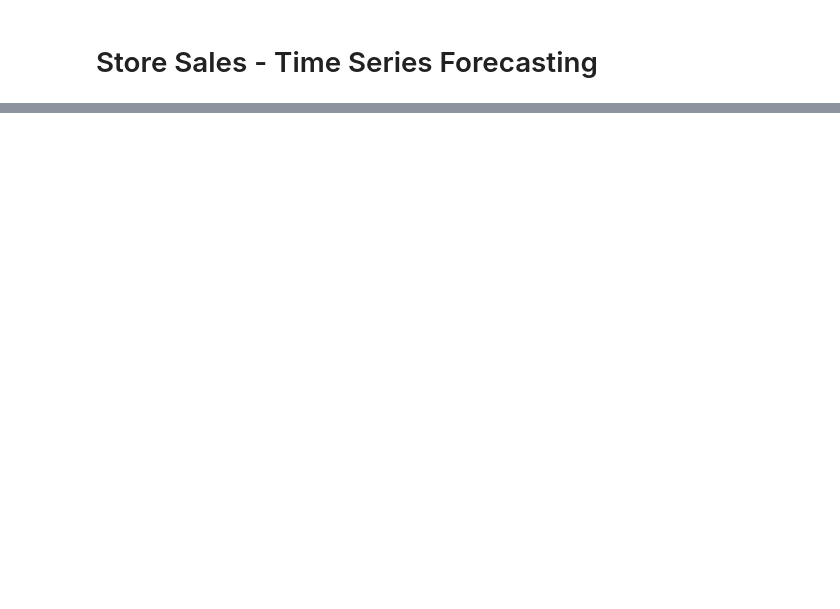
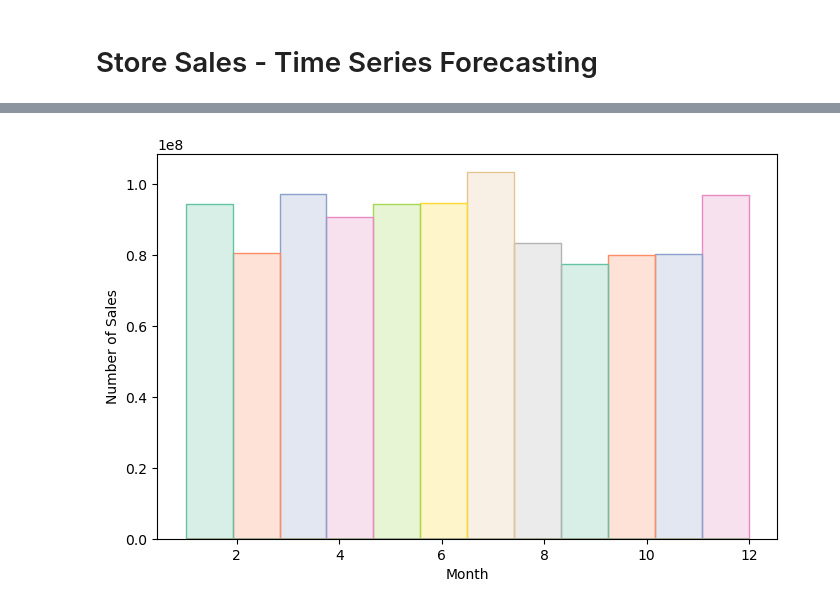
Before and after one commit to Blue00FF/Kaggle_-_Store_Sales_-_Time_Series_Forecasting, a Jupyter notebook: main.ipynb, the cells around one changed output, grey strips where cells are left out. Drawn from its saved outputs; the diff is of its cells as text; code cells hidden in the pictures; blank space fills up the shorter version.

```diff
--- a/main.ipynb
+++ b/main.ipynb
@@ -504,0 +132,7 @@ KeyError: "['id'] not in index"
+# %%
+fig, ax = plt.subplots(figsize=(8, 5))
+sns.histplot(data=train_df, x="month", weights="sales", bins=12, ax=ax, element="step", hue="month", palette="Set2", legend=False)
+ax.set(xlabel="Month", ylabel="Number of Sales")
+plt.show()
+# %% [output]
+[figure, added]
```
Also changed, not shown: parts of 51 cells of this notebook.
